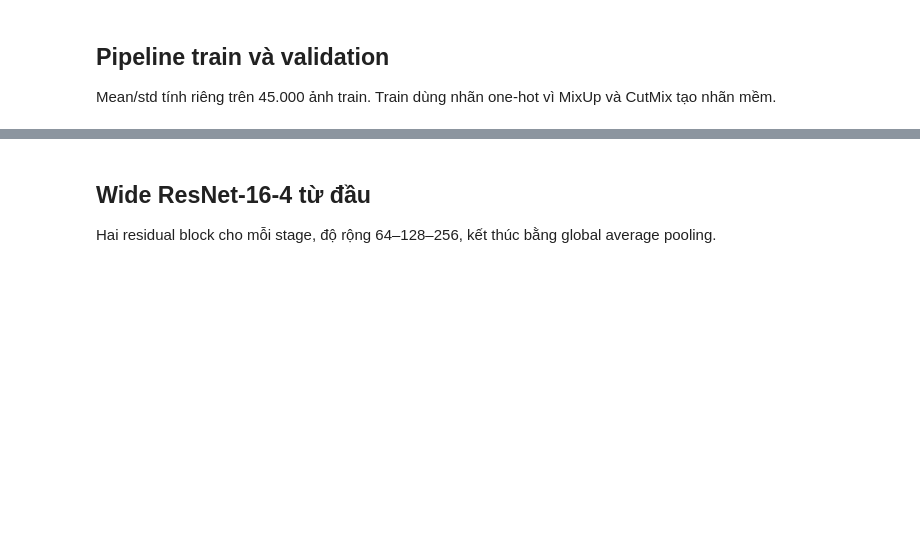
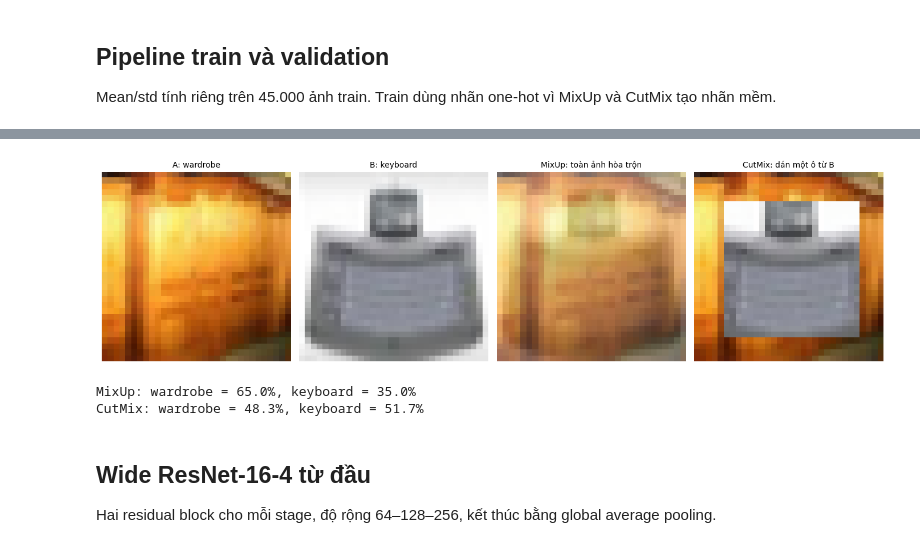
Before and after one commit to dquangbach/cifar-100-deep-learning, a Jupyter notebook: build_wrn_cifar_100.ipynb, the cells around one changed output, grey strips where cells are left out. Saved outputs shown, nothing was run; the diff lists cells and outputs as text; code cells hidden in the pictures; blank space fills up the shorter version.

```diff
--- a/build_wrn_cifar_100.ipynb
+++ b/build_wrn_cifar_100.ipynb
@@ -203,3 +278,42 @@ def make_datasets(config: TrainConfig):
+# %%
+# Chọn hai ảnh thuộc hai lớp khác nhau, rồi dùng cùng cặp để so sánh.
+a_index = 0
+b_index = next(i for i in range(1, len(preview_labels)) if preview_labels[i] != preview_labels[a_index])
+source_images = preview_images[[a_index, b_index]]
+source_labels = preview_labels[[a_index, b_index]]
+normalized_pair = tf.constant((source_images.astype(np.float32) / 255.0 - preview_mean) / preview_std,
+                              dtype=tf.float32)
+one_hot_pair = tf.one_hot(source_labels, NUM_CLASSES)
+swap = tf.constant([1, 0], dtype=tf.int32)
+
+mix_images, mix_labels = _mixup(normalized_pair, one_hot_pair, preview_config.mix_alpha,
+                                indices=swap, lam=tf.constant(0.65, tf.float32))
+cut_images, cut_labels = _cutmix(normalized_pair, one_hot_pair, preview_config.cutmix_alpha,
+                                indices=swap, lam=tf.constant(0.5, tf.float32),
+                                center_y=tf.constant(16), center_x=tf.constant(16))
+
+fig, axes = plt.subplots(1, 4, figsize=(14, 4))
+for ax, image, title in zip(
+    axes,
+    [source_images[0], source_images[1], denormalize(mix_images[0].numpy()),
+     denormalize(cut_images[0].numpy())],
+    [f"A: {class_names[int(source_labels[0])]}", f"B: {class_names[int(source_labels[1])]}",
+     "MixUp: toàn ảnh hòa trộn", "CutMix: dán một ô từ B"],
+):
+    ax.imshow(image)
+    ax.set_title(title, fontsize=10)
+    ax.axis("off")
+fig.tight_layout()
+fig.savefig(preview_dir / "wrn_mixup_cutmix_preview.png", dpi=180, bbox_inches="tight")
+plt.show()
+for name, mixed_labels in (("MixUp", mix_labels), ("CutMix", cut_labels)):
+    weights = mixed_labels[0].numpy()
+    print(f"{name}: {class_names[int(source_labels[0])]} = {weights[int(source_labels[0])]:.1%}, "
+          f"{class_names[int(source_labels[1])]} = {weights[int(source_labels[1])]:.1%}")
+# %% [output]
+[figure, added]
+MixUp: wardrobe = 65.0%, keyboard = 35.0%
+CutMix: wardrobe = 48.3%, keyboard = 51.7%
 # %% [markdown]
 ## Wide ResNet-16-4 từ đầu
 
```
Also changed, not shown: parts of 5 cells of this notebook, 2 other files.
